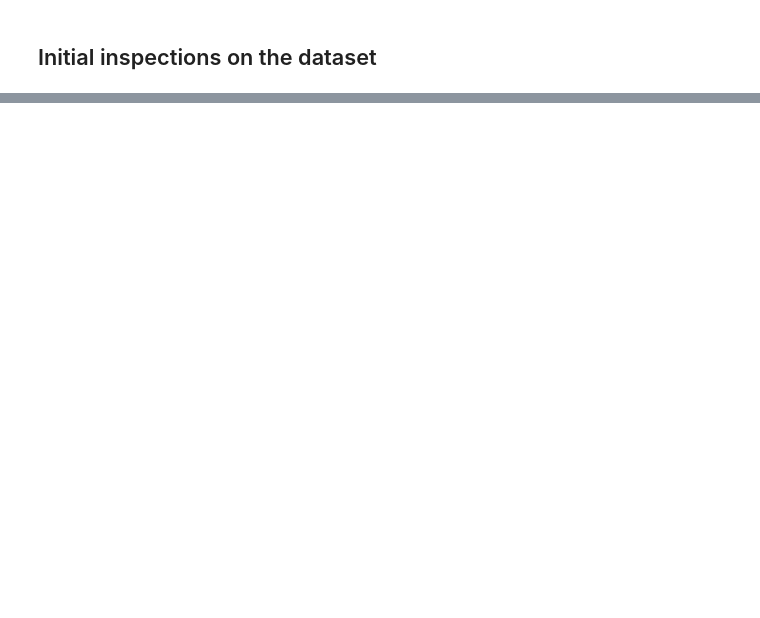
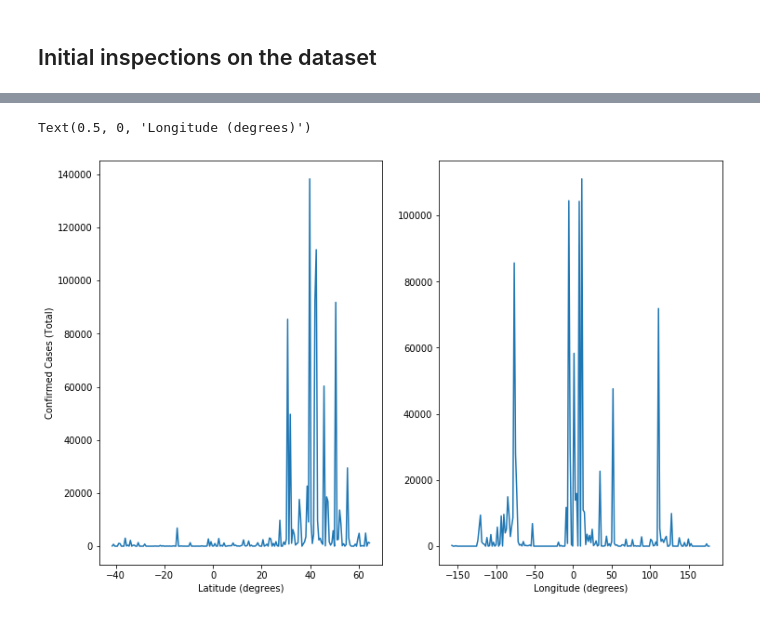
Before and after one commit to mail02ankit/covid19, a Jupyter notebook: anshul_notebook.ipynb, the cells around one changed output, grey strips where cells are left out. Cells and saved outputs as stored; diff of their text form; code cells hidden in the pictures; blank space fills up the shorter version.

```diff
--- a/anshul_notebook.ipynb
+++ b/anshul_notebook.ipynb
@@ -84,0 +92,37 @@ Text(0, 0.5, 'US, confirmed cases')
+# %%
+# Making 50 bins for latitude and longitude
+lat_range = np.linspace(train_ds['Lat'].min(), train_ds['Lat'].max(),200)
+long_range = np.linspace(train_ds['Long'].min(), train_ds['Long'].max(),200)
+# %%
+confirmed_cases_lat = []
+deaths_lat = []
+df_date = train_ds[train_ds['Date']=='2020-04-01']
+for i in range(199):
+
+    df_temp =df_date[df_date['Lat'].between(lat_range[i],lat_range[i+1])]
+    confirmed_cases_lat.append(df_temp['ConfirmedCases'].sum())
+    deaths_lat.append(df_temp['Fatalities'].sum())
+
+
+
+
+confirmed_cases_long = []
+deaths_long = []
+df_date = train_ds[train_ds['Date']=='2020-04-01']
+for i in range(199):
+
+    df_temp =df_date[df_date['Long'].between(long_range[i],long_range[i+1])]
+    confirmed_cases_long.append(df_temp['ConfirmedCases'].sum())
+    deaths_long.append(df_temp['Fatalities'].sum())
+# %%
+fig = plt.figure(figsize= (12,8))
+ax = fig.add_subplot(121)
+ax.plot( lat_range[:-1], confirmed_cases_lat)
+ax.set_ylabel('Confirmed Cases (Total)')
+ax.set_xlabel('Latitude (degrees)')
+ax2 = fig.add_subplot(122)
+ax2.plot(long_range[:-1], confirmed_cases_long)
+ax2.set_xlabel('Longitude (degrees)')
+# %% [output]
+Text(0.5, 0, 'Longitude (degrees)')
+[figure, added]
```
Also changed, not shown: parts of 11 cells of this notebook, 2 other files.
